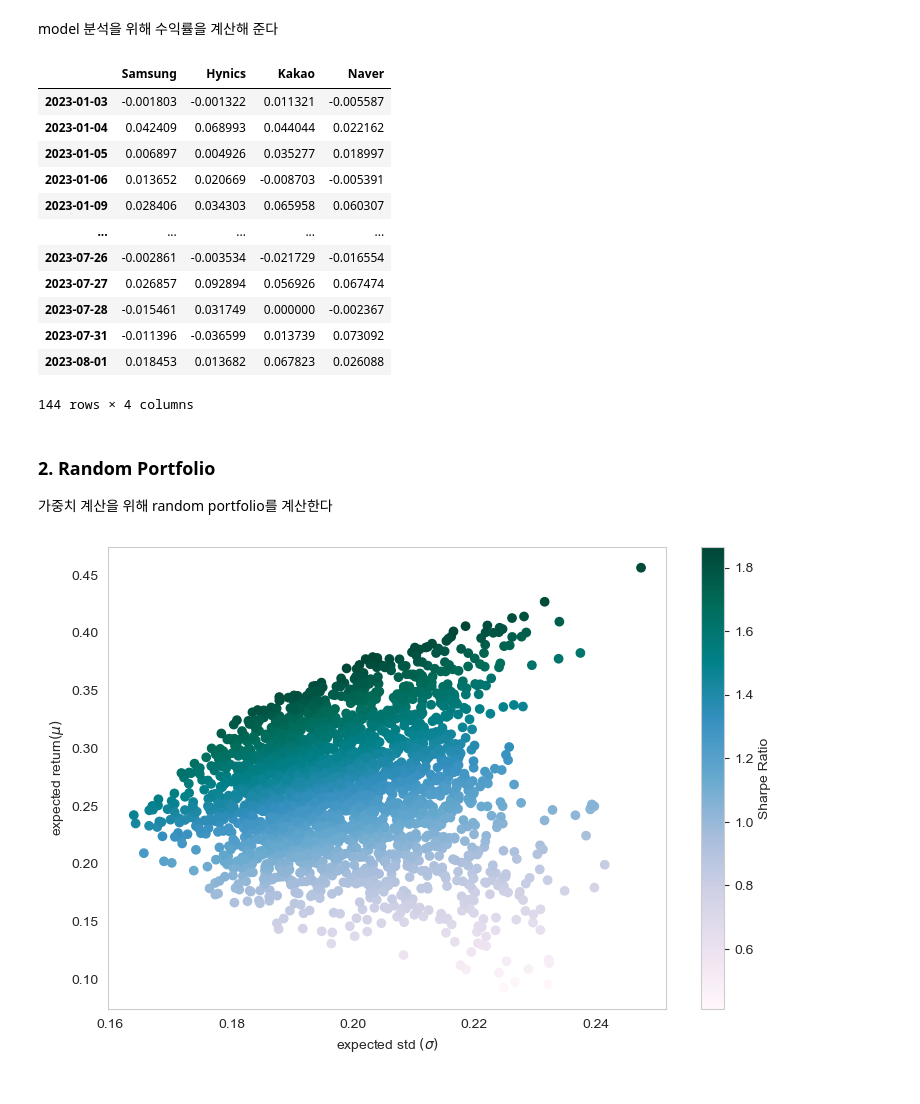
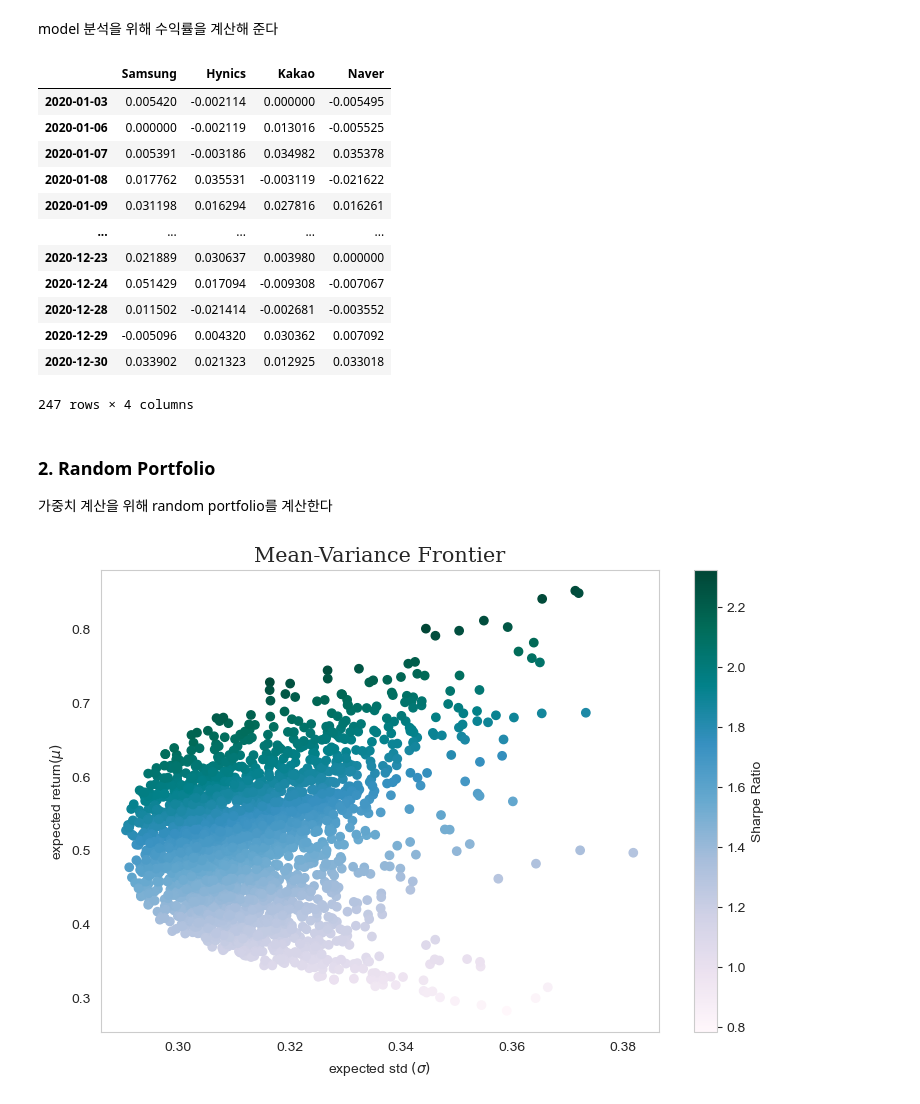
Before and after one commit to Tommylee1013/AssetPricing, a Jupyter notebook: Capital Asset Pricing Model/Capital Asset Pricing Model.ipynb, the cells around one changed output. Drawn from its saved outputs; the diff is of its cells as text; code cells hidden in the pictures.

```diff
--- a/Capital Asset Pricing Model/Capital Asset Pricing Model.ipynb
+++ b/Capital Asset Pricing Model/Capital Asset Pricing Model.ipynb
@@ -15,7 +15,7 @@ import pandas_datareader.data as web
 
 data = pd.DataFrame()
 for code in ['005930', '000660', '035720', '035420'] :
-    data = pd.concat([data, web.DataReader(code, 'naver', start = '2023-01-01', end = '2023-08-01')['Close'].apply(int)], axis = 1)
+    data = pd.concat([data, web.DataReader(code, 'naver', start = '2020-01-01', end = '2021-01-01')['Close'].apply(int)], axis = 1)
 
 data.columns = ['Samsung', 'Hynics', 'Kakao', 'Naver']
 noa = len(data.columns)
@@ -47,18 +47,18 @@ ret = (np.log(data) - np.log(data.shift())).dropna()
 ret
 # %% [output]
 |  | Samsung | Hynics | Kakao | Naver |
-| 2023-01-03 | -0.001803 | -0.001322 | 0.011321 | -0.005587 |
-| 2023-01-04 | 0.042409 | 0.068993 | 0.044044 | 0.022162 |
-| 2023-01-05 | 0.006897 | 0.004926 | 0.035277 | 0.018997 |
-| 2023-01-06 | 0.013652 | 0.020669 | -0.008703 | -0.005391 |
-| 2023-01-09 | 0.028406 | 0.034303 | 0.065958 | 0.060307 |
+| 2020-01-03 | 0.005420 | -0.002114 | 0.000000 | -0.005495 |
+| 2020-01-06 | 0.000000 | -0.002119 | 0.013016 | -0.005525 |
+| 2020-01-07 | 0.005391 | -0.003186 | 0.034982 | 0.035378 |
+| 2020-01-08 | 0.017762 | 0.035531 | -0.003119 | -0.021622 |
+| 2020-01-09 | 0.031198 | 0.016294 | 0.027816 | 0.016261 |
 | ... | ... | ... | ... | ... |
-| 2023-07-26 | -0.002861 | -0.003534 | -0.021729 | -0.016554 |
-| 2023-07-27 | 0.026857 | 0.092894 | 0.056926 | 0.067474 |
-| 2023-07-28 | -0.015461 | 0.031749 | 0.000000 | -0.002367 |
-| 2023-07-31 | -0.011396 | -0.036599 | 0.013739 | 0.073092 |
-| 2023-08-01 | 0.018453 | 0.013682 | 0.067823 | 0.026088 |
+| 2020-12-23 | 0.021889 | 0.030637 | 0.003980 | 0.000000 |
+| 2020-12-24 | 0.051429 | 0.017094 | -0.009308 | -0.007067 |
+| 2020-12-28 | 0.011502 | -0.021414 | -0.002681 | -0.003552 |
+| 2020-12-29 | -0.005096 | 0.004320 | 0.030362 | 0.007092 |
+| 2020-12-30 | 0.033902 | 0.021323 | 0.012925 | 0.033018 |
-144 rows × 4 columns
+247 rows × 4 columns
 # %% [markdown]
 ### 2. Random Portfolio
 
@@ -69,28 +69,29 @@ weights /= sum(weights)
 # %%
 port_rets = []
 port_std = []
 
-def ret_std(weight, ret):
-    port_mean = np.sum(weight * ret.mean() * 144) # sample mean
-    port_var = np.dot(weight.T, np.dot(ret.cov() * 144, weight)) # sample variance
+def ret_std(weight, ret, period = 245):
+    port_mean = np.sum(weight * ret.mean() * period) # sample mean
+    port_var = np.dot(weight.T, np.dot(ret.cov() * period, weight)) # sample variance
     port_std = np.sqrt(port_var) # sample standard deviation
     return port_mean, port_std
 
 for w in range(2500):
     weight = np.random.random(noa)
     weight /= np.sum(weight)
-    mu, sig = ret_std(weight, ret)
+    mu, sig = ret_std(weight, ret, period = 247)
     port_rets.append(mu)
     port_std.append(sig)
 
 sr = np.array(port_rets)/np.array(port_std) # sharpe ratio
 
 plt.figure(figsize = (9,6))
 plt.scatter(port_std, port_rets, c = sr, marker = 'o',  cmap = 'PuBuGn')
 plt.colorbar(label = 'Sharpe Ratio')
 plt.ylabel('expected return$(μ)$')
 plt.xlabel('expected std $(σ)$');
+plt.title('Mean-Variance Frontier', fontsize = 15, fontfamily = 'Serif')
 plt.grid()
 # %% [output]
-[figure, old version]
+[figure, new version]
 # %% [markdown]
```
Also changed, not shown: parts of 18 cells of this notebook.
